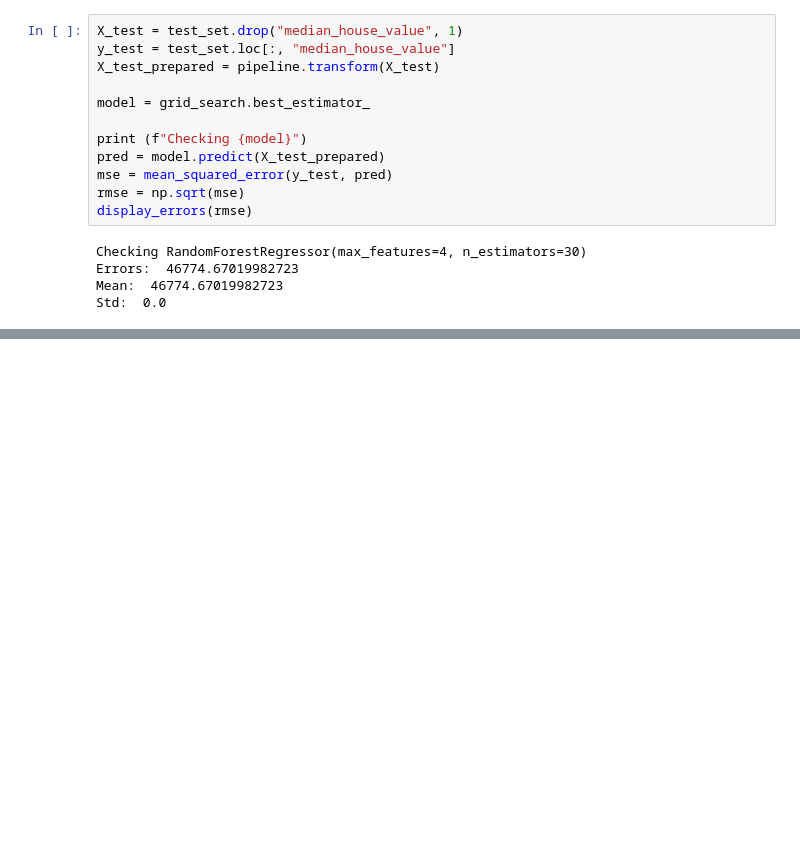
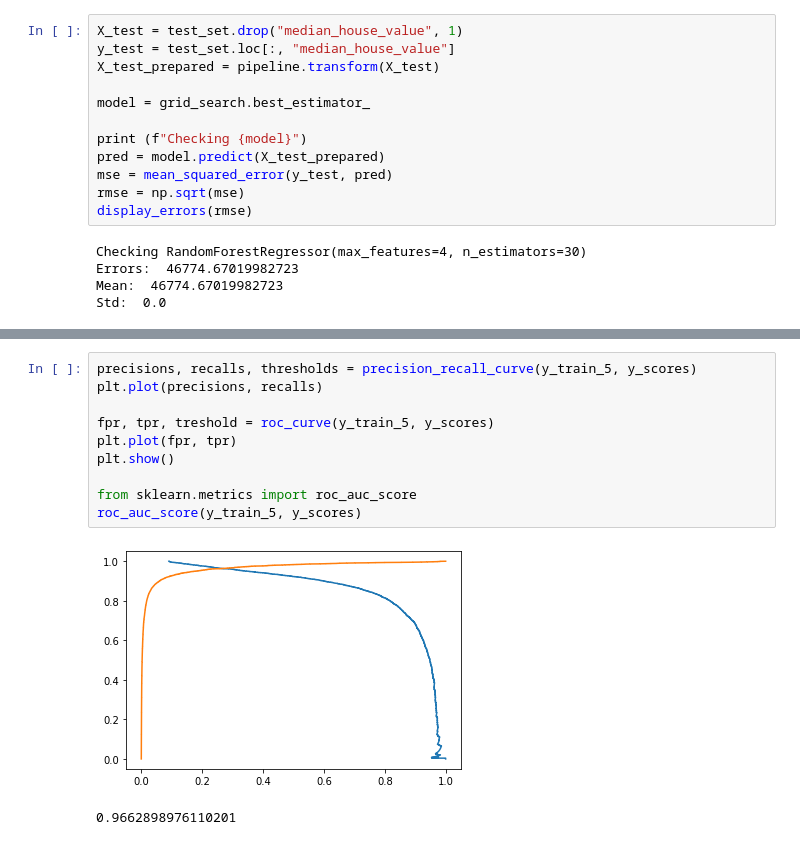
Before and after one commit to JustBeYou/MachineLearningStanford, a Jupyter notebook: hands_on/Hands-On Machine Learning.ipynb, the cells around one changed output, grey strips where cells are left out. Cells and saved outputs as stored; diff of their text form; blank space fills up the shorter version.

```diff
--- a/hands_on/Hands-On Machine Learning.ipynb
+++ b/hands_on/Hands-On Machine Learning.ipynb
@@ -381,0 +439,13 @@ Std:  0.0
+# %%
+precisions, recalls, thresholds = precision_recall_curve(y_train_5, y_scores)
+plt.plot(precisions, recalls)
+
+fpr, tpr, treshold = roc_curve(y_train_5, y_scores)
+plt.plot(fpr, tpr)
+plt.show()
+
+from sklearn.metrics import roc_auc_score
+roc_auc_score(y_train_5, y_scores)
+# %% [output]
+[figure, added]
+0.9662898976110201
```
Also changed, not shown: parts of 14 cells of this notebook.
